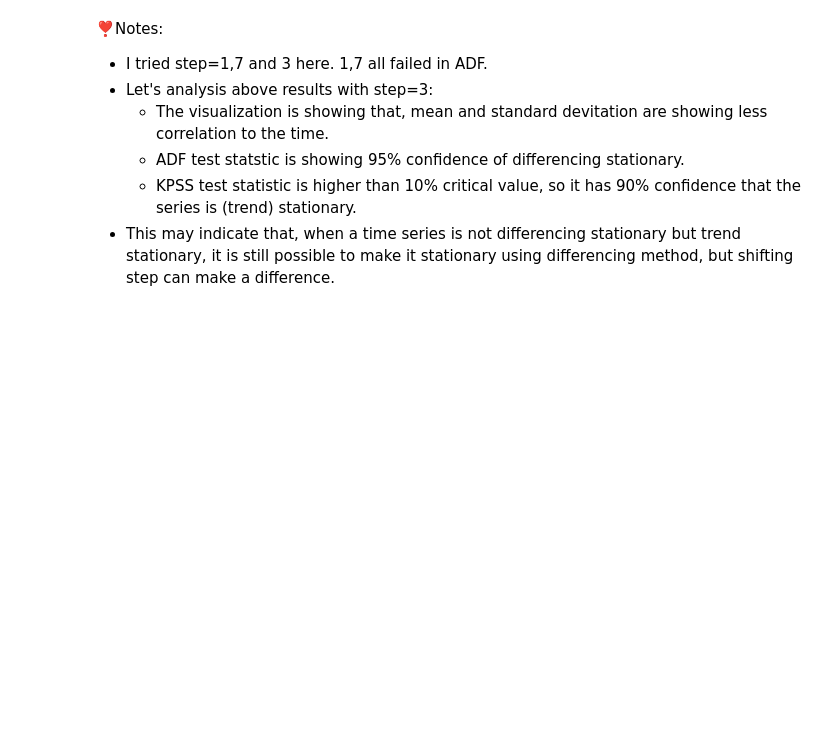
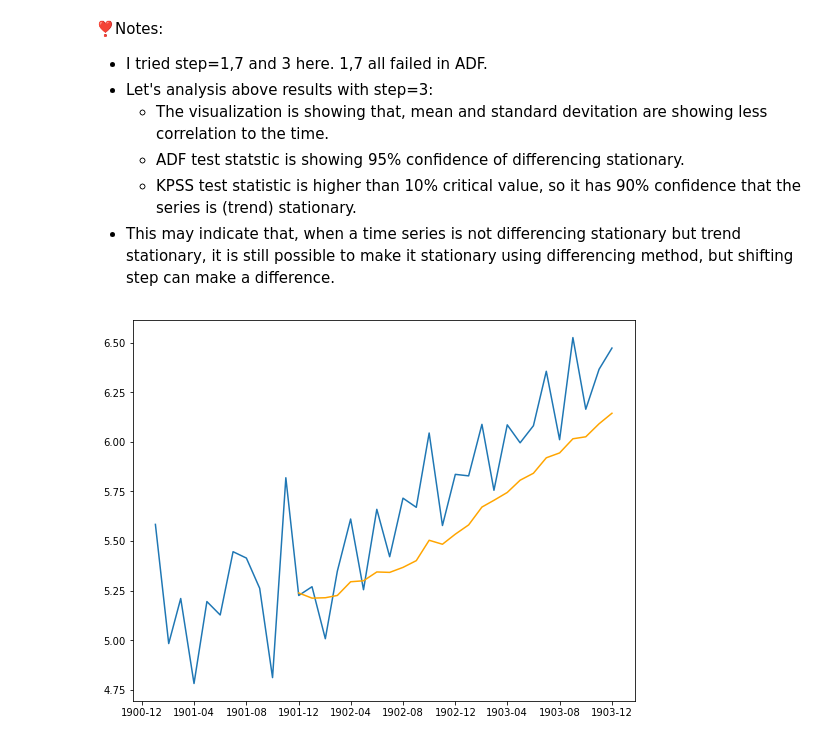
Before and after one commit to hanhanwu/Hanhan_Data_Science_Practice, a Jupyter notebook: sequencial_analysis/time_series_stationary_measures.ipynb, the cells around one changed output. Drawn from its saved outputs; the diff is of its cells as text; code cells hidden in the pictures; blank space fills up the shorter version.

Commit message:
time series metrics

```diff
--- a/sequencial_analysis/time_series_stationary_measures.ipynb
+++ b/sequencial_analysis/time_series_stationary_measures.ipynb
@@ -25,9 +25,9 @@ from statsmodels.tsa.stattools import adfuller
 # %%
 # This is the original time series
 def parser(x):
-    return datetime.strptime('190'+x, '%Y-%m')
+    return pd.datetime.strptime('190'+x, '%Y-%m')
 
-series = read_csv('shampoo_sales.csv', header=0, parse_dates=[0], index_col=0, squeeze=True, date_parser=parser)
+series = pd.read_csv('shampoo_sales.csv', header=0, parse_dates=[0], index_col=0, squeeze=True, date_parser=parser)
 autocorrelation_plot(series)
 plt.show()
 # %% [output]
@@ -145,3 +146,13 @@ dtype: float64
   * ADF test statstic is showing 95% confidence of differencing stationary.
   * KPSS test statistic is higher than 10% critical value, so it has 90% confidence that the series is (trend) stationary.
 * This may indicate that, when a time series is not differencing stationary but trend stationary, it is still possible to make it stationary using differencing method, but shifting step can make a difference.
+# %%
+# Change 2 - Remove trend with moving average
+## As we found above, log series seems to be a trend stationary
+moving_avg = ts_log.rolling(window=12,center=False).mean()  # taking average of LAST 2 years (36-12) values
+plt.figure(figsize=(9,7))
+plt.plot(ts_log)
+plt.plot(moving_avg, color='orange')
+plt.show()
+# %% [output]
+[figure, added]
```
Also changed, not shown: parts of 8 cells of this notebook.
